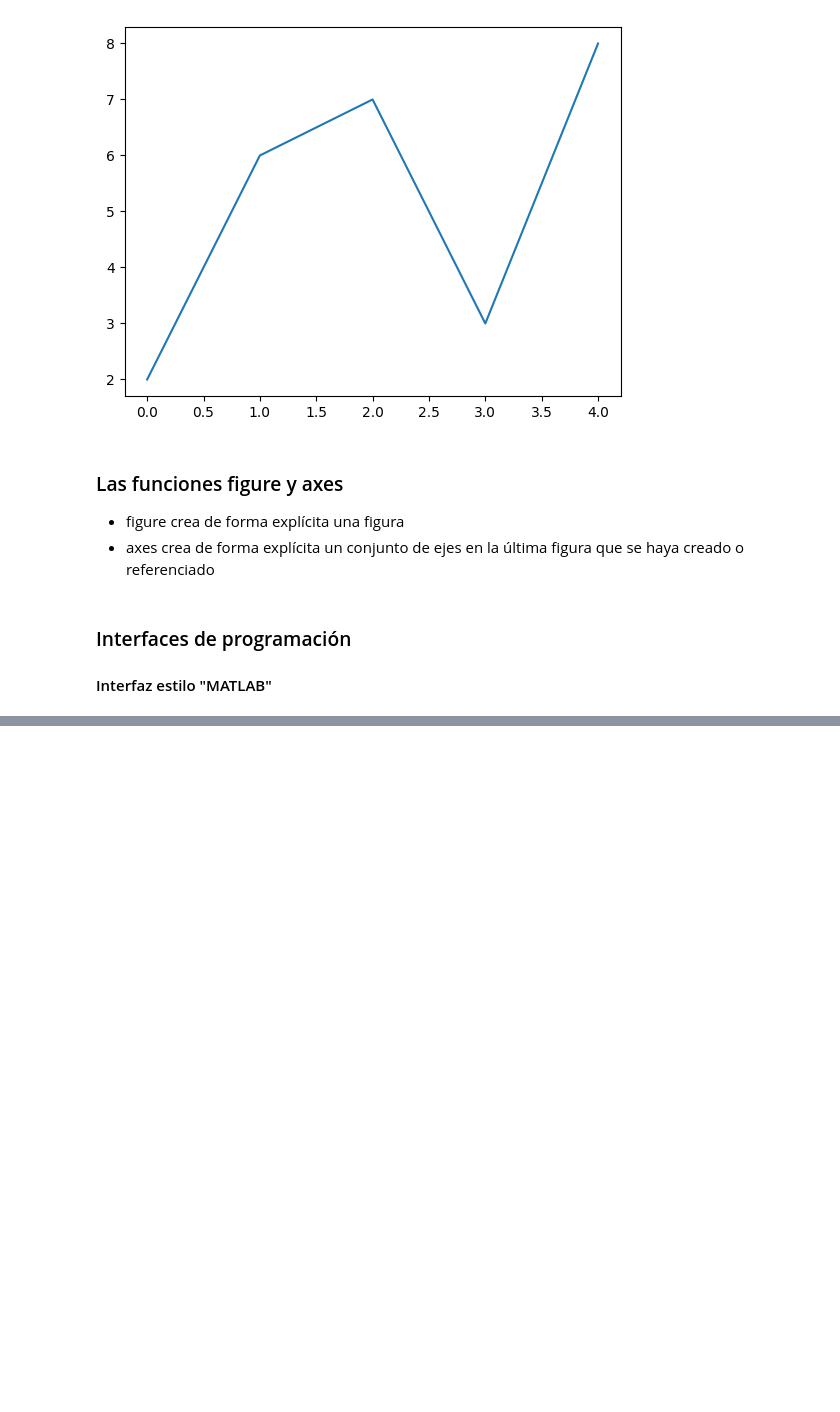
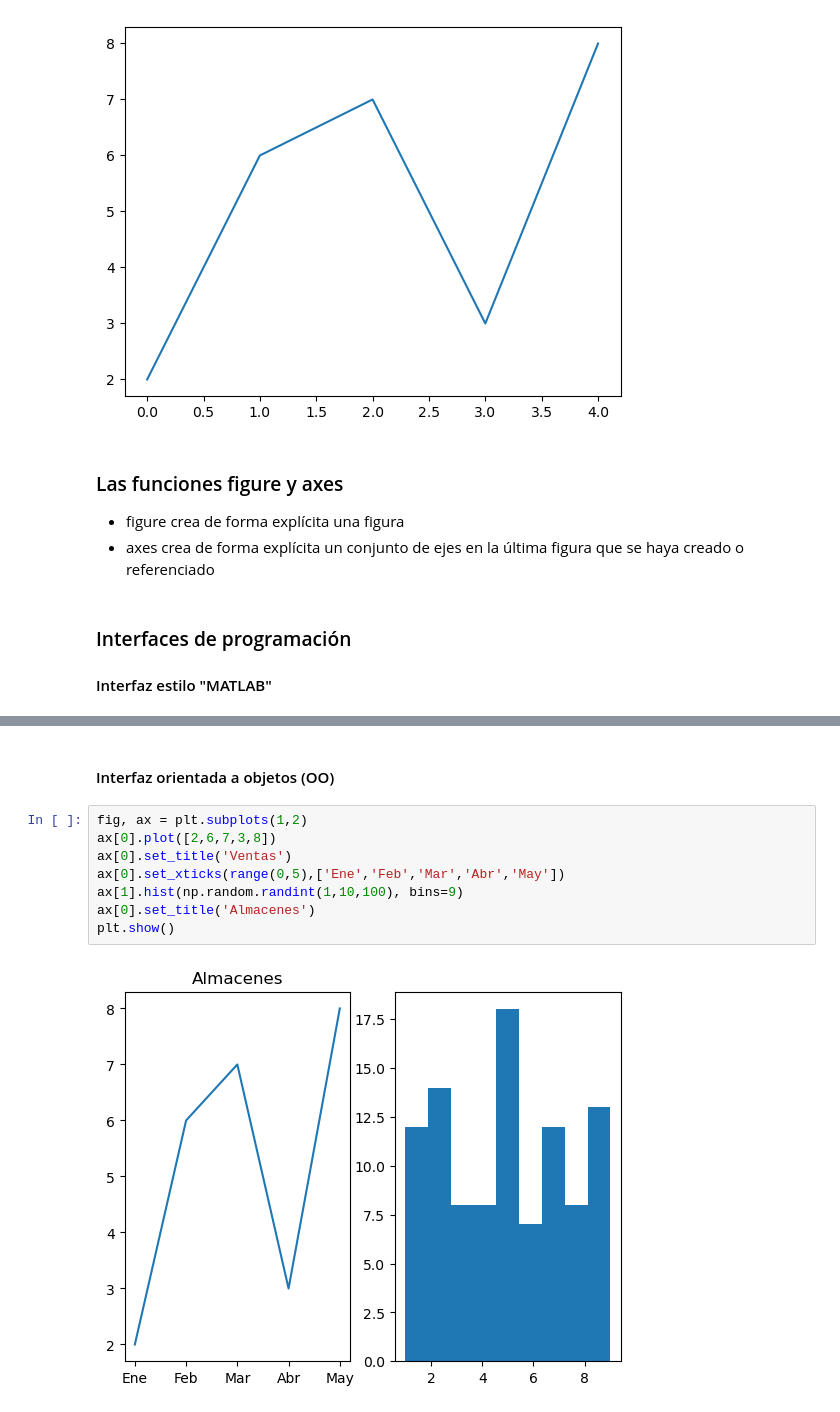
Before and after one commit to JAlesUOC/Iniciaci-nALasMatematicasParaLaIngenieria, a Jupyter notebook: Files/Especificos/lib_matplotlib.ipynb, the cells around one changed output, grey strips where cells are left out. Saved outputs shown, nothing was run; the diff lists cells and outputs as text; blank space fills up the shorter version.

```diff
--- a/Files/Especificos/lib_matplotlib.ipynb
+++ b/Files/Especificos/lib_matplotlib.ipynb
@@ -43,0 +41,12 @@ ValueError: Single argument to subplot must be a three-digit integer, not array(
+# %% [markdown]
+#### Interfaz orientada a objetos (OO)
+# %%
+fig, ax = plt.subplots(1,2)
+ax[0].plot([2,6,7,3,8])
+ax[0].set_title('Ventas')
+ax[0].set_xticks(range(0,5),['Ene','Feb','Mar','Abr','May'])
+ax[1].hist(np.random.randint(1,10,100), bins=9)
+ax[0].set_title('Almacenes')
+plt.show()
+# %% [output]
+[figure, added]
```
Also changed, not shown: parts of 1 cell of this notebook.
